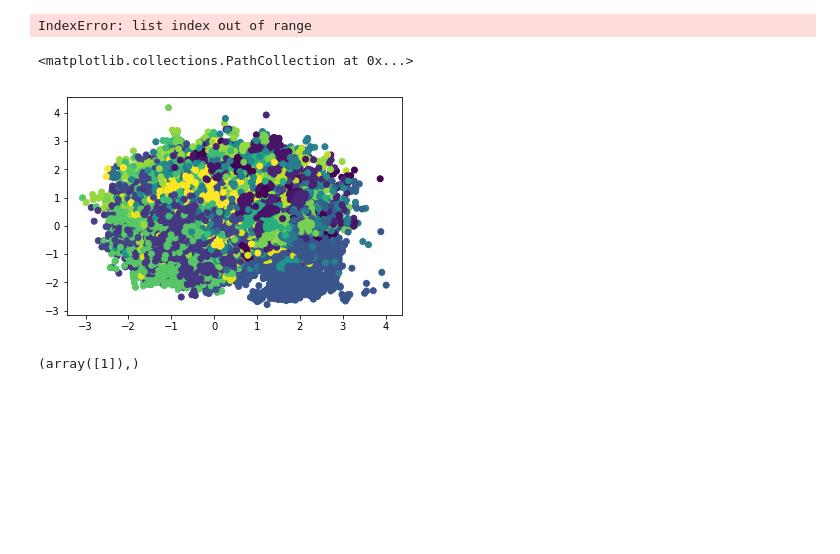
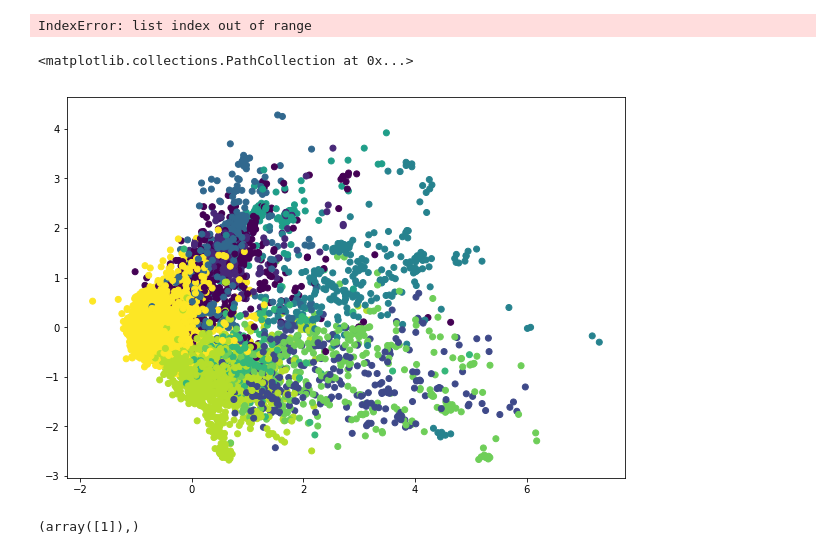
Before and after one commit to gamleksi/SNAP_community_detection, a Jupyter notebook: nb.ipynb, the cells around one changed output. Drawn from its saved outputs; the diff is of its cells as text; code cells hidden in the pictures; blank space fills up the shorter version.

```diff
--- a/nb.ipynb
+++ b/nb.ipynb
@@ -12,7 +12,7 @@ import igraph
 # %%
 importlib.reload(helpers)
 # Load graph and adjacency matrix
-graph_file = "soc-Epinions1.txt"
+graph_file = "ca-HepTh.txt"
 
 graph_data, header = helpers.load_graph(graph_file)
 adjacency_matrix = helpers.calculate_adjacency_matrix(graph_data)
@@ -610,8 +610,15 @@ importlib.reload(helpers)
 grca_out = helpers.load_graph('oregon.embeddings', graph_dir='../deepwalk')
 # %% [output]
 ValueError: invalid literal for int() with base 10: '-0.035587527'
+# %%
+importlib.reload(helpers)
+# Load graph and adjacency matrix
+graph_file = "Oregon-1.txt"
+
+graph_data, header = helpers.load_graph(graph_file)
+adjacency_matrix = helpers.calculate_adjacency_matrix(graph_data)
 # %%
-path = os.path.join('../deepwalk', 'roadnet.embeddings')
+path = os.path.join('../deepwalk', 'oregon20.embeddings')
 
 embedding_data = []
 node_idxs = []
@@ -649,7 +656,7 @@ pca_embedding = pca.fit_transform(embedding_data)
 # %%
 from sklearn.cluster import KMeans
 
-kmeans = KMeans(n_clusters=50, n_init=10, random_state=0).fit(embedding_data)
+kmeans = KMeans(n_clusters=10, n_init=10, random_state=0).fit(embedding_data)
 # %%
 print(helpers.objective_function(graph_data, kmeans.labels_))
 # %% [output]
@@ -681,10 +688,11 @@ b_labels = helpers.BalancedKMeans(n_clusters=20).fit_predict(embedding_data)
 # %% [output]
 IndexError: list index out of range
 # %%
+plt.figure(figsize=(10,7))
 plt.scatter(pca_embedding[:,0], pca_embedding[:,1], c=kmeans.labels_)
 # %% [output]
 <matplotlib.collections.PathCollection at 0x...>
-[figure, old version]
+[figure, new version]
 # %%
 a = np.asarray([1,2,3])
 # %%
```
Also changed, not shown: parts of 5 cells of this notebook, 1 other file.
